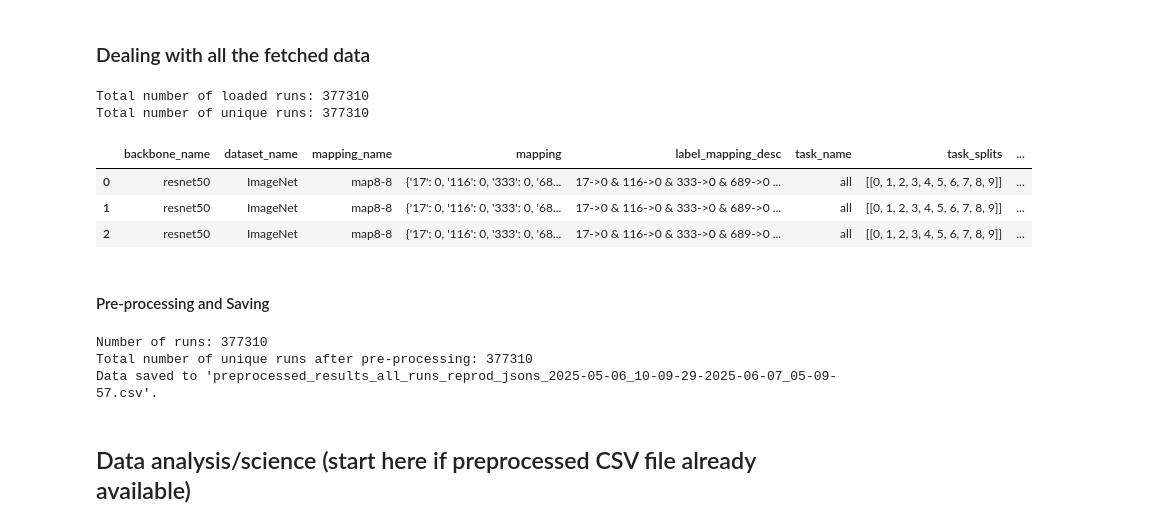
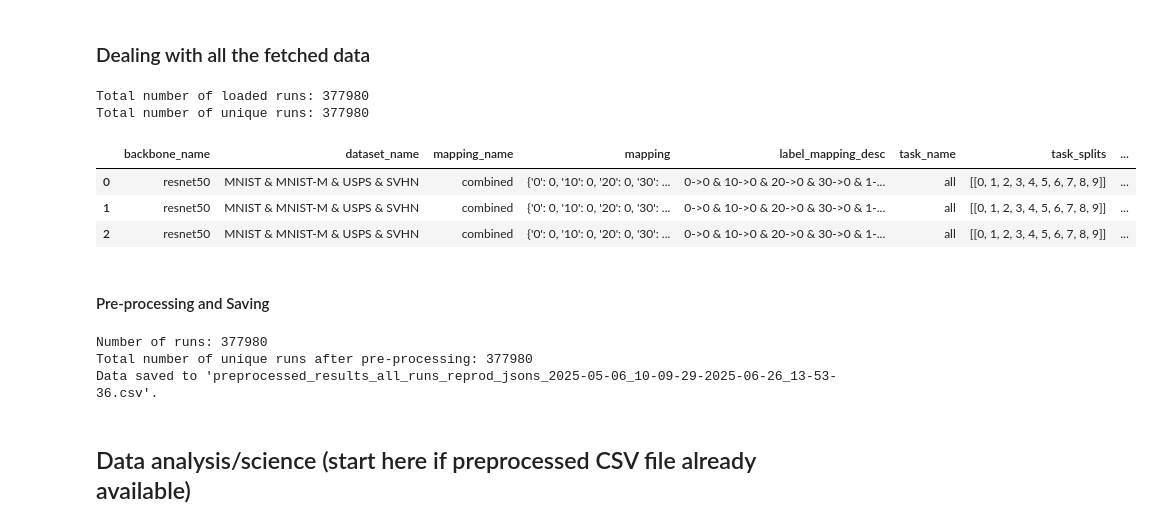
Before and after one commit to DATEXIS/IMPRINT, a Jupyter notebook: analysis/analysis.ipynb, the cells around one changed output. Cells and saved outputs as stored; diff of their text form; code cells hidden in the pictures.

```diff
--- a/analysis/analysis.ipynb
+++ b/analysis/analysis.ipynb
@@ -122,7 +122,7 @@ wandb_filenames = []
 json_filenames = [
     "139938runs_gathered_from_reprod_jsons.csv"
 ]  # OLD, before adding ConvNeXt and ResNet50 and Swin-B to all runs
-json_filenames = ["377310runs_gathered_from_reprod_jsons.csv"]
+json_filenames = ["377980runs_gathered_from_reprod_jsons.csv"]
 
 filepaths = [
     os.path.join("raw_results", "wandb_csvs", filename) for filename in wandb_filenames
@@ -137,38 +137,38 @@ for filepath in filepaths:
     # Concat dfs
     df = pd.concat([df, loaded_df])
 
 df.reset_index(drop=True, inplace=True)
 print(f"Total number of loaded runs: {len(df)}")
 
 # Checked via sum(df["created_at"].isna()) == 0
 if sum(df["created_at"].isna()) != 0:
     raise ValueError(
         "Some 'created_at' values are NaN! Should be impossible, "
         "because we made sure that all the data we imported above "
         "has this datum."
     )
 
 # Remove duplicates (while ignoring 'created_at' column and keeping the first)
 # Ensure 'created_at' is a datetime object
 df["created_at"] = pd.to_datetime(df["created_at"], format="%Y-%m-%d_%H:%M:%S")
 # Sort by 'created_at' in ascending order and drop duplicates
 df = df.sort_values(by="created_at", ascending=False).drop_duplicates(
     subset=df.columns.difference(["created_at"]), ignore_index=True
 )
 # df = df.drop_duplicates(ignore_index=True)
 
 print(f"Total number of unique runs: {len(df)}")
 
 df_loaded_state = df.copy()
 
 df.head(3)
 # %% [output]
-Total number of loaded runs: 377310
-Total number of unique runs: 377310
+Total number of loaded runs: 377980
+Total number of unique runs: 377980
 |  | backbone_name | dataset_name | mapping_name | mapping | label_mapping_desc | task_name | task_splits | ... |
-| 0 | resnet50 | ImageNet | map8-8 | {'17': 0, '116': 0, '333': 0, '68... | 17->0 & 116->0 & 333->0 & 689->0 ... | all | [[0, 1, 2, 3, 4, 5, 6, 7, 8, 9]] | ... |
-| 1 | resnet50 | ImageNet | map8-8 | {'17': 0, '116': 0, '333': 0, '68... | 17->0 & 116->0 & 333->0 & 689->0 ... | all | [[0, 1, 2, 3, 4, 5, 6, 7, 8, 9]] | ... |
-| 2 | resnet50 | ImageNet | map8-8 | {'17': 0, '116': 0, '333': 0, '68... | 17->0 & 116->0 & 333->0 & 689->0 ... | all | [[0, 1, 2, 3, 4, 5, 6, 7, 8, 9]] | ... |
+| 0 | resnet50 | MNIST & MNIST-M & USPS & SVHN | combined | {'0': 0, '10': 0, '20': 0, '30': ... | 0->0 & 10->0 & 20->0 & 30->0 & 1-... | all | [[0, 1, 2, 3, 4, 5, 6, 7, 8, 9]] | ... |
+| 1 | resnet50 | MNIST & MNIST-M & USPS & SVHN | combined | {'0': 0, '10': 0, '20': 0, '30': ... | 0->0 & 10->0 & 20->0 & 30->0 & 1-... | all | [[0, 1, 2, 3, 4, 5, 6, 7, 8, 9]] | ... |
+| 2 | resnet50 | MNIST & MNIST-M & USPS & SVHN | combined | {'0': 0, '10': 0, '20': 0, '30': ... | 0->0 & 10->0 & 20->0 & 30->0 & 1-... | all | [[0, 1, 2, 3, 4, 5, 6, 7, 8, 9]] | ... |
 # %% [markdown]
 #### Pre-processing and Saving
 # %%
@@ -247,9 +247,9 @@ if save_data_as_csv:
 
 df_loaded = df
 # %% [output]
-Number of runs: 377310
-Total number of unique runs after pre-processing: 377310
-Data saved to 'preprocessed_results_all_runs_reprod_jsons_2025-05-06_10-09-29-2025-06-07_05-09-57.csv'.
+Number of runs: 377980
+Total number of unique runs after pre-processing: 377980
+Data saved to 'preprocessed_results_all_runs_reprod_jsons_2025-05-06_10-09-29-2025-06-26_13-53-36.csv'.
 # %% [markdown]
 ## Data analysis/science (start here if preprocessed CSV file already available)
 # %% [markdown]
```
Also changed, not shown: parts of 15 cells of this notebook.
